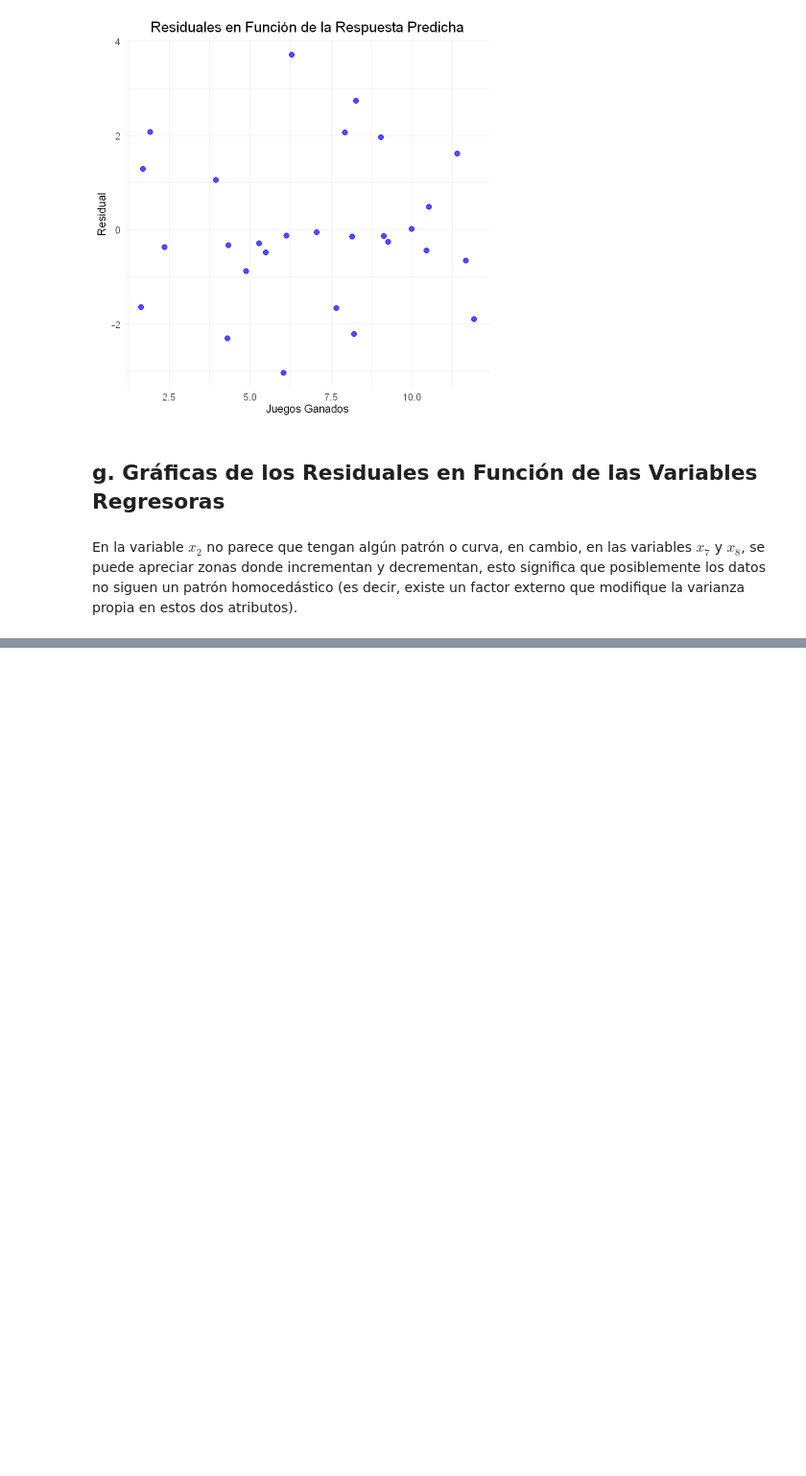
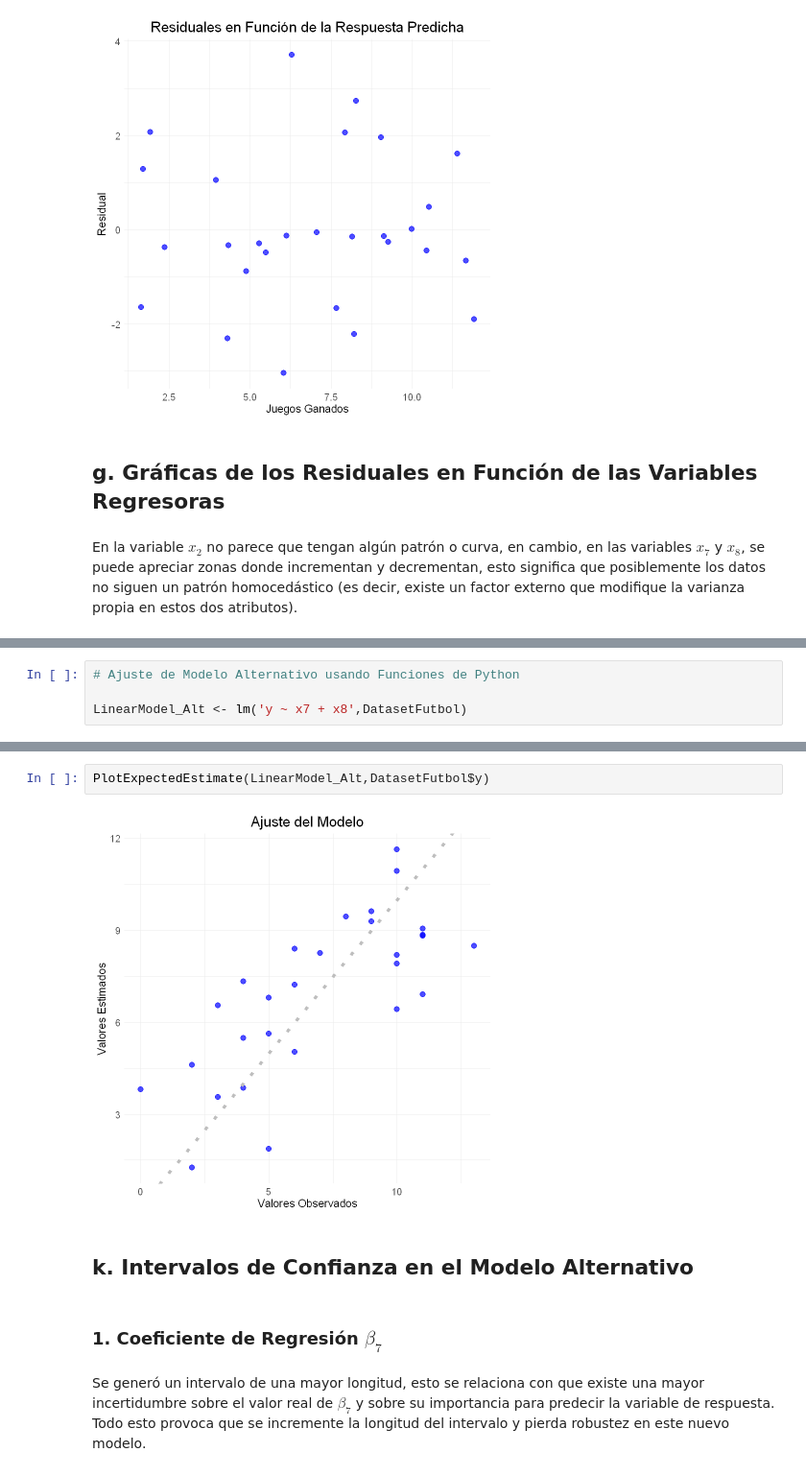
Before and after one commit to alexisuaguilaru/EstadisticaMultivariada, a Jupyter notebook: RegresionMultiple/Tareas/Tarea_01_r.ipynb, the cells around one changed output, grey strips where cells are left out. Shown at 96% size. Saved outputs shown, nothing was run; the diff lists cells and outputs as text; blank space fills up the shorter version.

```diff
--- a/RegresionMultiple/Tareas/Tarea_01_r.ipynb
+++ b/RegresionMultiple/Tareas/Tarea_01_r.ipynb
@@ -526,0 +647,4 @@ PlotVariableResiduals(
+# %%
+# Ajuste de Modelo Alternativo usando Funciones de Python
+
+LinearModel_Alt <- lm('y ~ x7 + x8',DatasetFutbol)
@@ -526,0 +705,10 @@ PlotVariableResiduals(
+# %%
+PlotExpectedEstimate(LinearModel_Alt,DatasetFutbol$y)
+# %% [output]
+[figure, added]
+# %% [markdown]
+## **k**. Intervalos de Confianza en el Modelo Alternativo
+# %% [markdown]
+### 1. Coeficiente de Regresión $\beta_7$
+# %% [markdown]
+Se generó un intervalo de una mayor longitud, esto se relaciona con que existe una mayor incertidumbre sobre el valor real de $\beta_7$ y sobre su importancia para predecir la variable de respuesta. Todo esto provoca que se incremente la longitud del intervalo y pierda robustez en este nuevo modelo.
```
Also changed, not shown: parts of 28 cells of this notebook.
